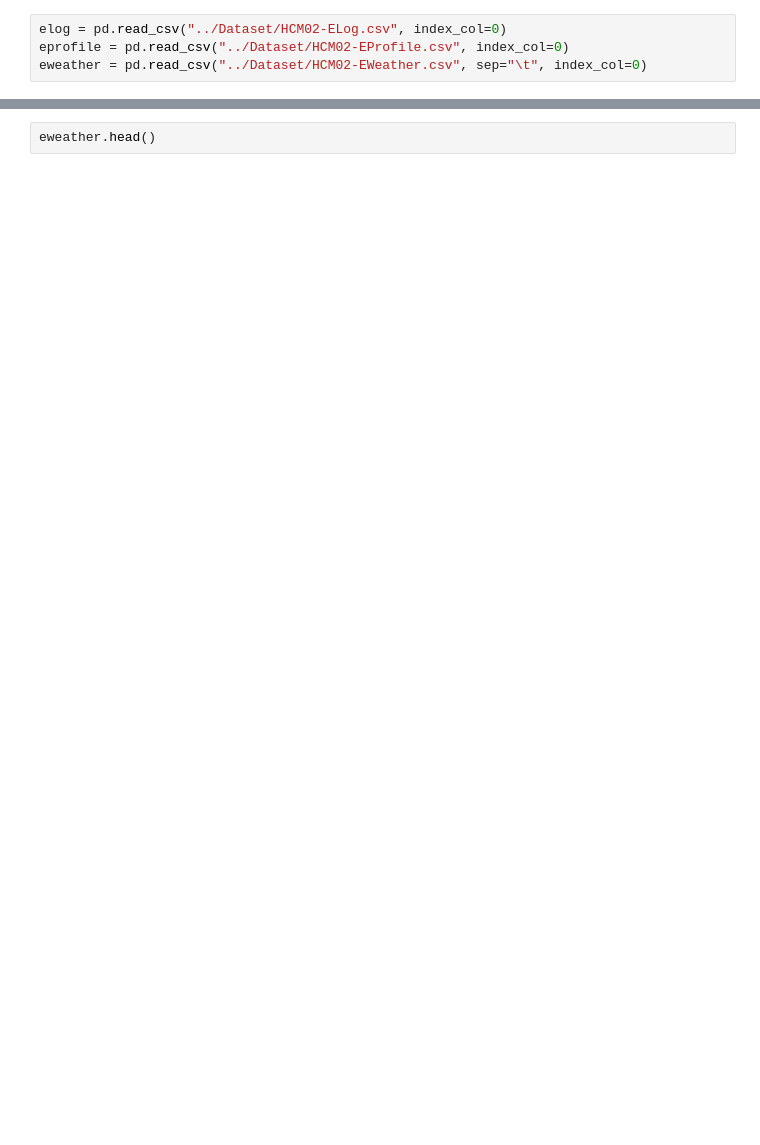
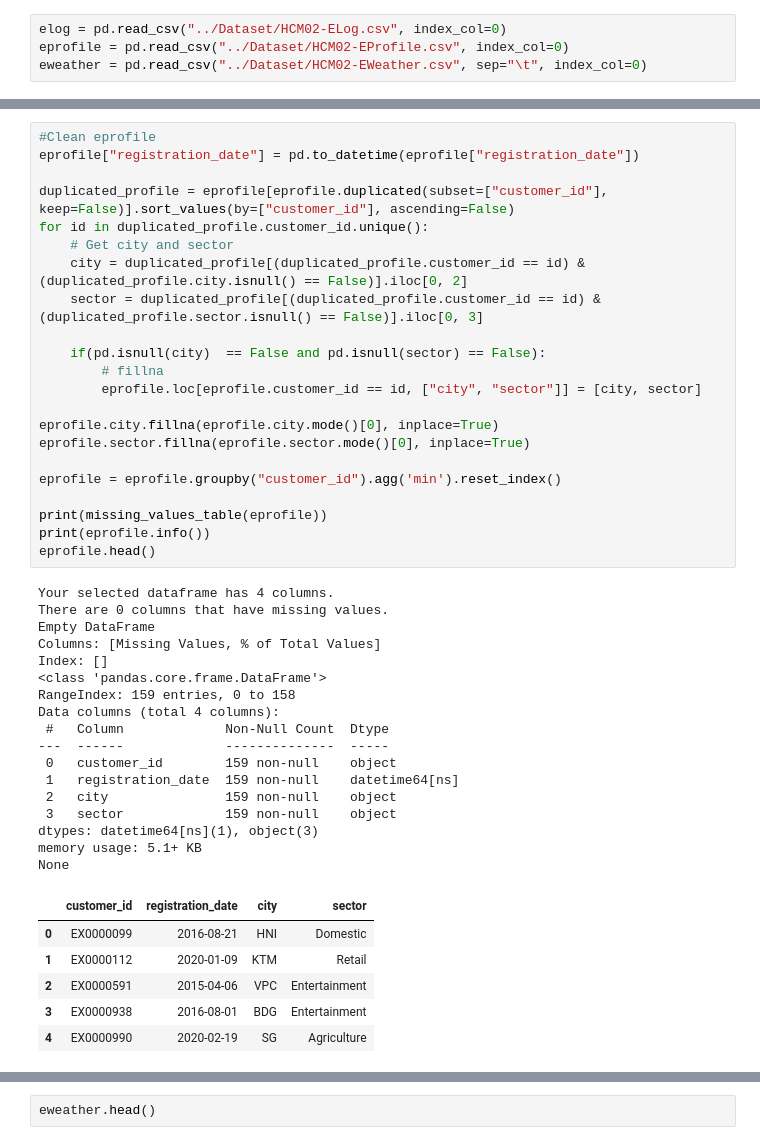
Before and after one commit to mymy202/power-usage-prediction, a Jupyter notebook: PredictionModel/nopainnogain_topic1.ipynb, the cells around one changed output, grey strips where cells are left out. Saved outputs shown, nothing was run; the diff lists cells and outputs as text; blank space fills up the shorter version.

```diff
--- a/PredictionModel/nopainnogain_topic1.ipynb
+++ b/PredictionModel/nopainnogain_topic1.ipynb
@@ -12,0 +85,46 @@ eweather = pd.read_csv("../Dataset/HCM02-EWeather.csv", sep="\t", index_col=0)
+# %%
+#Clean eprofile
+eprofile["registration_date"] = pd.to_datetime(eprofile["registration_date"])
+
+duplicated_profile = eprofile[eprofile.duplicated(subset=["customer_id"], keep=False)].sort_values(by=["customer_id"], ascending=False)
+for id in duplicated_profile.customer_id.unique():
+    # Get city and sector
+    city = duplicated_profile[(duplicated_profile.customer_id == id) & (duplicated_profile.city.isnull() == False)].iloc[0, 2]
+    sector = duplicated_profile[(duplicated_profile.customer_id == id) & (duplicated_profile.sector.isnull() == False)].iloc[0, 3]
+
+    if(pd.isnull(city)  == False and pd.isnull(sector) == False):
+        # fillna
+        eprofile.loc[eprofile.customer_id == id, ["city", "sector"]] = [city, sector]
+
+eprofile.city.fillna(eprofile.city.mode()[0], inplace=True)
+eprofile.sector.fillna(eprofile.sector.mode()[0], inplace=True)
+
+eprofile = eprofile.groupby("customer_id").agg('min').reset_index()
+
+print(missing_values_table(eprofile))
+print(eprofile.info())
+eprofile.head()
+# %% [output]
+Your selected dataframe has 4 columns.
+There are 0 columns that have missing values.
+Empty DataFrame
+Columns: [Missing Values, % of Total Values]
+Index: []
+<class 'pandas.core.frame.DataFrame'>
+RangeIndex: 159 entries, 0 to 158
+Data columns (total 4 columns):
+ #   Column             Non-Null Count  Dtype
+---  ------             --------------  -----
+ 0   customer_id        159 non-null    object
+ 1   registration_date  159 non-null    datetime64[ns]
+ 2   city               159 non-null    object
+ 3   sector             159 non-null    object
+dtypes: datetime64[ns](1), object(3)
+memory usage: 5.1+ KB
+None
+|  | customer_id | registration_date | city | sector |
+| 0 | EX0000099 | 2016-08-21 | HNI | Domestic |
+| 1 | EX0000112 | 2020-01-09 | KTM | Retail |
+| 2 | EX0000591 | 2015-04-06 | VPC | Entertainment |
+| 3 | EX0000938 | 2016-08-01 | BDG | Entertainment |
+| 4 | EX0000990 | 2020-02-19 | SG | Agriculture |
```
Also changed, not shown: parts of 13 cells of this notebook, 3 other files.
